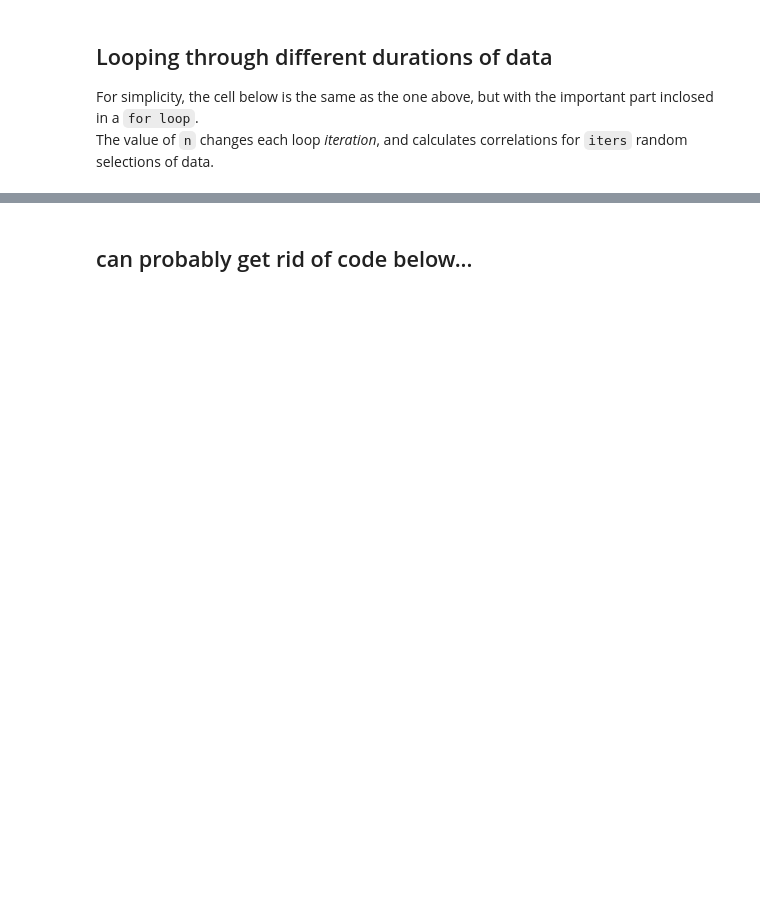
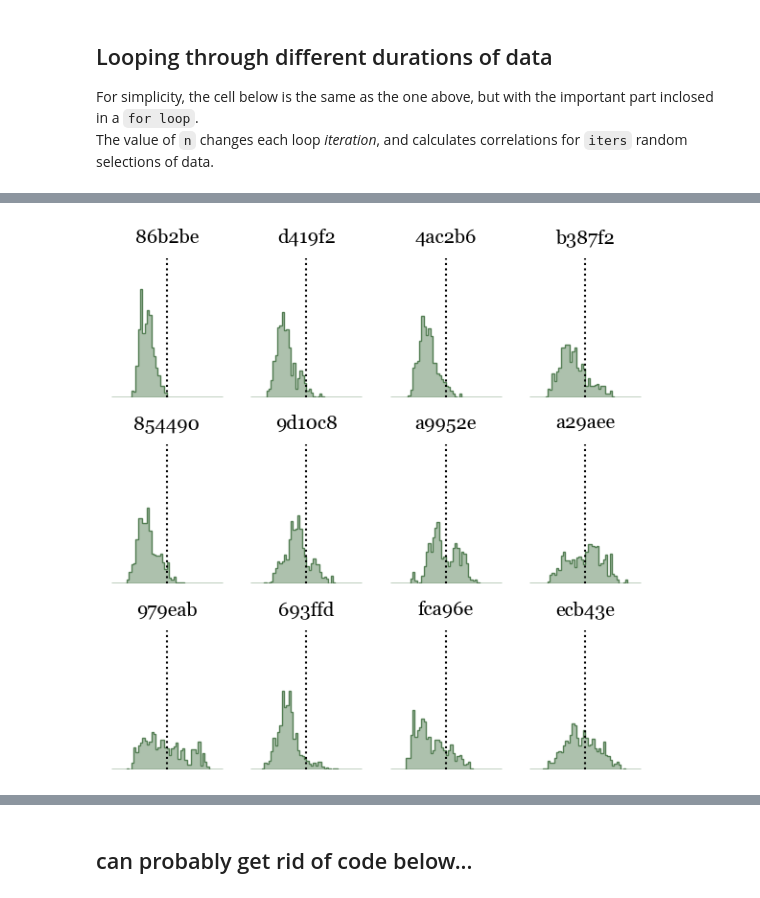
Before and after one commit to jtmiles/GRID_lab_python, a Jupyter notebook: plotting_correlations.ipynb, the cells around one changed output, grey strips where cells are left out. Drawn from its saved outputs; the diff is of its cells as text; code cells hidden in the pictures; blank space fills up the shorter version.

```diff
--- a/plotting_correlations.ipynb
+++ b/plotting_correlations.ipynb
@@ -313,0 +323,13 @@ Wall time: 2min 42s
+# %%
+%%time
+
+min_diff = 2
+min_uni = 5
+n = 180
+n_valid = int(n*1/2)
+iters = 1000
+p_IDs = df.ID.unique()
+p_IDs = p_IDs[p_IDs!='71944e']
+
+partial_func = partial(genvalidseqs,col_str="PAF",n=n,n_valid=n_valid,min_diff=min_diff,min_uni=min_uni)
+all_ends = df.loc[(df.ID!='71944e'),:].groupby(by=["ID","region"]).apply(partial_func, include_groups=False)
@@ -313,0 +339,40 @@ Wall time: 2min 42s
+# %%
+# generate a figure
+plt.figure(figsize=(6,6),tight_layout=True)
+corr_dict = {}
+for ii,ID in enumerate(p_IDs):
+    # create a container to store values in
+    IDcorrs = [] # empty list
+    # generates randomly ordered set of regions (for ID)
+    randreg = np.squeeze(rng.choice(all_ends[ID].index,[iters,1]))
+    corrs = []
+
+    for reg in randreg:
+        # randomly pick one of the valid sequences
+        # from given (ID, reg) combo
+        randix = rng.choice(all_ends[(ID,reg)])
+        ####
+        # NOTE:
+        # indices here are from the *original*, full-dateset df
+        ####
+        use_ixs = np.arange(randix-n,randix)+1
+        # mask out nans
+        nanmask = df.loc[use_ixs,["PAF","INT"]].notna().all(axis=1)
+
+        INTs = df.INT[use_ixs[nanmask]]
+        PAFs = df.PAF[use_ixs[nanmask]]
+        assert(np.sum(nanmask)>=n_valid)
+        assert(len(df.region[use_ixs[nanmask]].unique())==1)
+
+        # calculate correlation
+        corrs.append(stats.pearsonr(df.INT[use_ixs[nanmask]],df.PAF[use_ixs[nanmask]]).statistic)
+    # store a corr distributions, labeled by ID (in dictionary)
+    corr_dict[ID] = corrs
+    ax = plt.subplot(3,4,ii+1)
+    ax.hist(corrs,bins=np.linspace(-1,1,51), weights=1/len(corrs)*np.ones(len(corrs)),
+            histtype='stepfilled',ec=[0.2,0.4,0.2,0.8],fc=[0.2,0.4,0.2,0.4])
+    ax.plot([0,0],[0,0.2],"k:")
+    ax.axis("off")
+    ax.set_title(ID)
+# %% [output]
+[figure, added]
```
Also changed, not shown: parts of 10 cells of this notebook.
